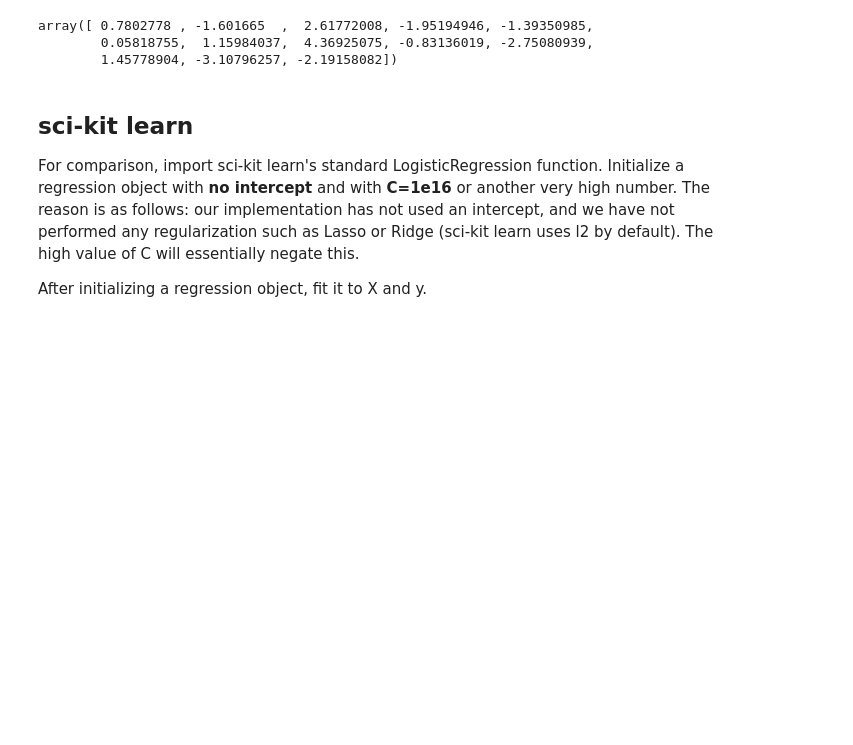
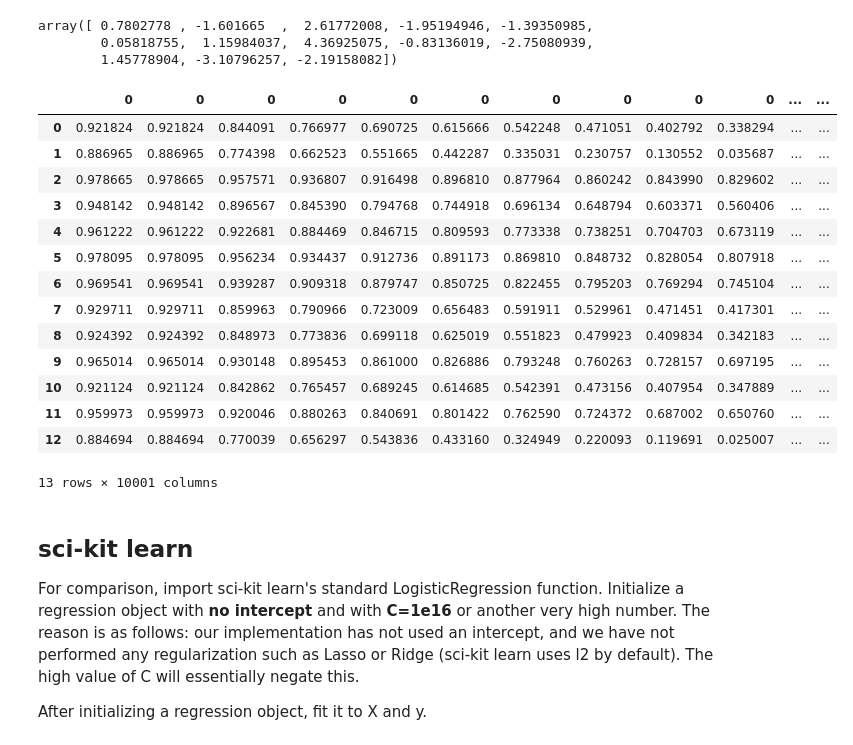
Before and after one commit to Erika-Russi/dsc-3-30-06-coding-logistic-regression-from-scratch-nyc-career-ds-102218, a Jupyter notebook: index.ipynb, the cells around one changed output. Cells and saved outputs as stored; diff of their text form; code cells hidden in the pictures; blank space fills up the shorter version.

```diff
--- a/index.ipynb
+++ b/index.ipynb
@@ -258,3 +256,21 @@ weigth_col
+# %%
+weight_col
+# %% [output]
+|  | 0 | 0 | 0 | 0 | 0 | 0 | 0 | 0 | 0 | 0 | ... | ... |
+| 0 | 0.921824 | 0.921824 | 0.844091 | 0.766977 | 0.690725 | 0.615666 | 0.542248 | 0.471051 | 0.402792 | 0.338294 | ... | ... |
+| 1 | 0.886965 | 0.886965 | 0.774398 | 0.662523 | 0.551665 | 0.442287 | 0.335031 | 0.230757 | 0.130552 | 0.035687 | ... | ... |
+| 2 | 0.978665 | 0.978665 | 0.957571 | 0.936807 | 0.916498 | 0.896810 | 0.877964 | 0.860242 | 0.843990 | 0.829602 | ... | ... |
+| 3 | 0.948142 | 0.948142 | 0.896567 | 0.845390 | 0.794768 | 0.744918 | 0.696134 | 0.648794 | 0.603371 | 0.560406 | ... | ... |
+| 4 | 0.961222 | 0.961222 | 0.922681 | 0.884469 | 0.846715 | 0.809593 | 0.773338 | 0.738251 | 0.704703 | 0.673119 | ... | ... |
+| 5 | 0.978095 | 0.978095 | 0.956234 | 0.934437 | 0.912736 | 0.891173 | 0.869810 | 0.848732 | 0.828054 | 0.807918 | ... | ... |
+| 6 | 0.969541 | 0.969541 | 0.939287 | 0.909318 | 0.879747 | 0.850725 | 0.822455 | 0.795203 | 0.769294 | 0.745104 | ... | ... |
+| 7 | 0.929711 | 0.929711 | 0.859963 | 0.790966 | 0.723009 | 0.656483 | 0.591911 | 0.529961 | 0.471451 | 0.417301 | ... | ... |
+| 8 | 0.924392 | 0.924392 | 0.848973 | 0.773836 | 0.699118 | 0.625019 | 0.551823 | 0.479923 | 0.409834 | 0.342183 | ... | ... |
+| 9 | 0.965014 | 0.965014 | 0.930148 | 0.895453 | 0.861000 | 0.826886 | 0.793248 | 0.760263 | 0.728157 | 0.697195 | ... | ... |
+| 10 | 0.921124 | 0.921124 | 0.842862 | 0.765457 | 0.689245 | 0.614685 | 0.542391 | 0.473156 | 0.407954 | 0.347889 | ... | ... |
+| 11 | 0.959973 | 0.959973 | 0.920046 | 0.880263 | 0.840691 | 0.801422 | 0.762590 | 0.724372 | 0.687002 | 0.650760 | ... | ... |
+| 12 | 0.884694 | 0.884694 | 0.770039 | 0.656297 | 0.543836 | 0.433160 | 0.324949 | 0.220093 | 0.119691 | 0.025007 | ... | ... |
+13 rows × 10001 columns
 # %% [markdown]
 ## sci-kit learn
 
```
Also changed, not shown: parts of 1 cell of this notebook.
